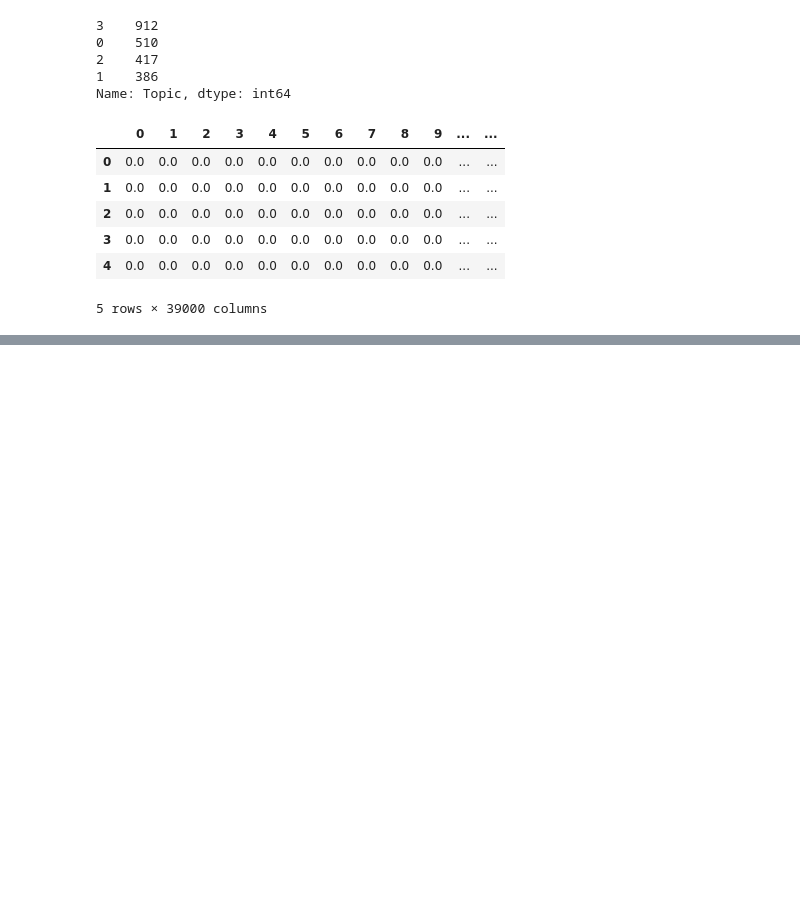
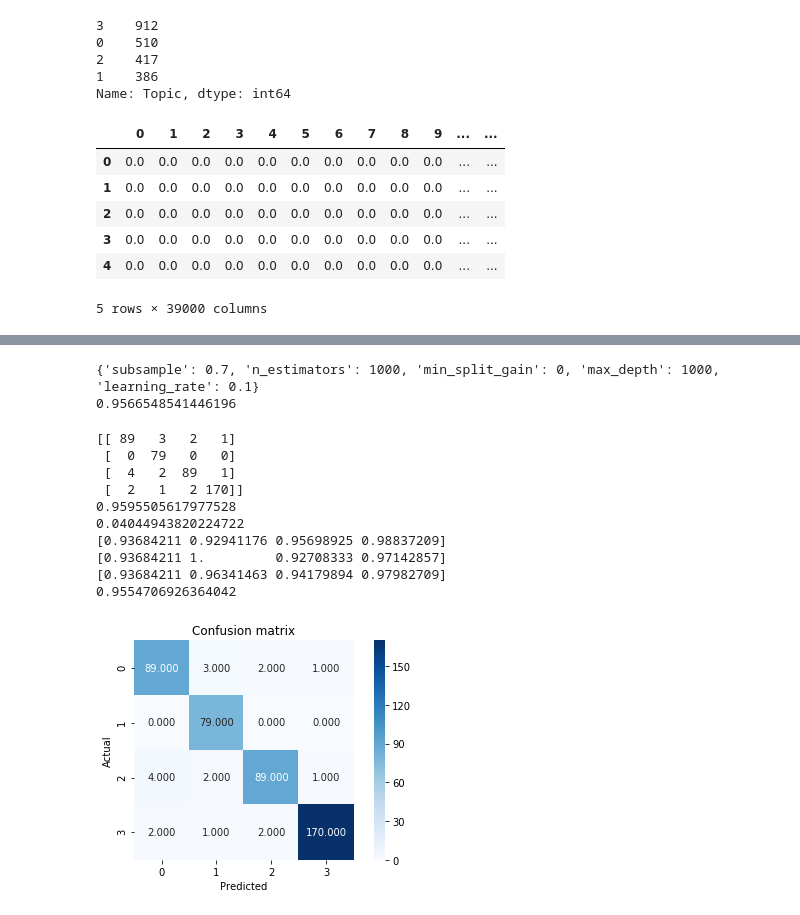
Before and after one commit to kalyankumarp/News_Articles_Categorisation, a Jupyter notebook: News_Articles.ipynb, the cells around one changed output, grey strips where cells are left out. Drawn from its saved outputs; the diff is of its cells as text; code cells hidden in the pictures; blank space fills up the shorter version.

```diff
--- a/News_Articles.ipynb
+++ b/News_Articles.ipynb
@@ -385,0 +532,17 @@ print(metrics.f1_score(y_test, y_pred, average = None)) # F1 score
+# %%
+# Using PCA, Random Search, and LGB
+
+param = {
+    'n_estimators':[200, 400, 600, 800, 1000],
+    'learning_rate': [0.1, 0.2, 0.3, 0.4, 0.5, 0.6, 0.7],
+    'max_depth': [10,50,100, 500, 1000],
+     'subsample': [0.5, 0.6, 0.7, 0.8],
+    'min_split_gain': [0,3,6]}
+
+bc1 = LGBMClassifier(objective = 'multiclass', random_state = 101)
+rs = RandomizedSearchCV(estimator = bc1, param_distributions = param, n_iter=50,
+                                   scoring='f1_macro',
+                                   cv=3,
+                                   verbose=1, random_state=8)
+
+rs.fit(x_pca, y_train.values.ravel())
@@ -385,0 +570,42 @@ print(metrics.f1_score(y_test, y_pred, average = None)) # F1 score
+# %%
+print(rs.best_params_)
+print(rs.best_score_)
+bcc = rs.best_estimator_
+# %% [output]
+{'subsample': 0.7, 'n_estimators': 1000, 'min_split_gain': 0, 'max_depth': 1000, 'learning_rate': 0.1}
+0.9566548541446196
+# %%
+
+bcc.fit(x_pca,y_train)
+y_pred = bcc.predict(x_testpca)
+
+# Compute confusion matrix
+conf_matrix = metrics.confusion_matrix(y_test, y_pred)
+print(conf_matrix)
+
+# Plot confusion matrix
+sns.heatmap(conf_matrix, annot = True, fmt = ".3f", square = True, cmap = plt.cm.Blues)
+plt.ylabel('Actual')
+plt.xlabel('Predicted')
+plt.title('Confusion matrix')
+plt.tight_layout()
+
+# Compute evaluation metrics
+print(metrics.accuracy_score(y_test, y_pred)) # accuracy
+print(1 - metrics.accuracy_score(y_test, y_pred)) # error
+print(metrics.precision_score(y_test, y_pred, average = None)) # precision
+print(metrics.recall_score(y_test, y_pred, average = None)) # recall
+print(metrics.f1_score(y_test, y_pred, average = None)) # F1 score
+print(metrics.f1_score(y_test, y_pred, average = 'macro')) # F1 score average
+# %% [output]
+[[ 89   3   2   1]
+ [  0  79   0   0]
+ [  4   2  89   1]
+ [  2   1   2 170]]
+0.9595505617977528
+0.04044943820224722
+[0.93684211 0.92941176 0.95698925 0.98837209]
+[0.93684211 1.         0.92708333 0.97142857]
+[0.93684211 0.96341463 0.94179894 0.97982709]
+0.9554706926364042
+[figure, added]
```
Also changed, not shown: parts of 16 cells of this notebook.
